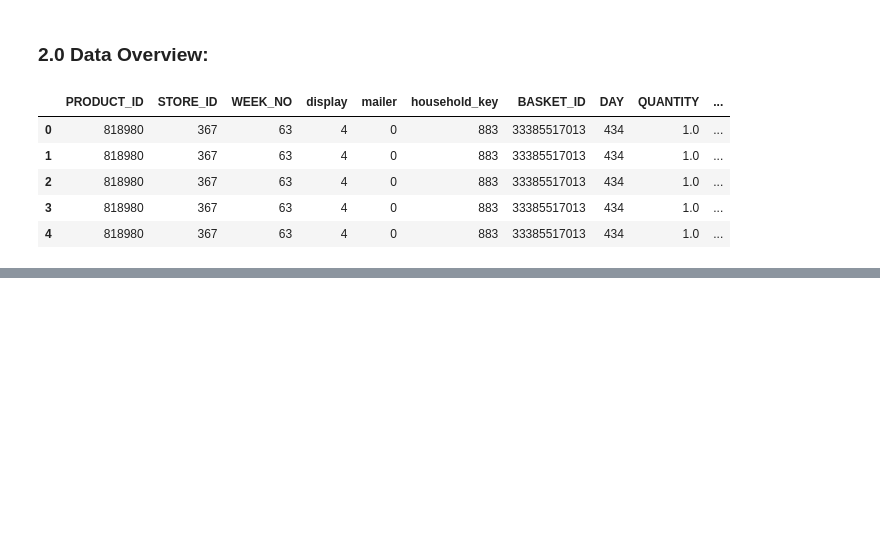
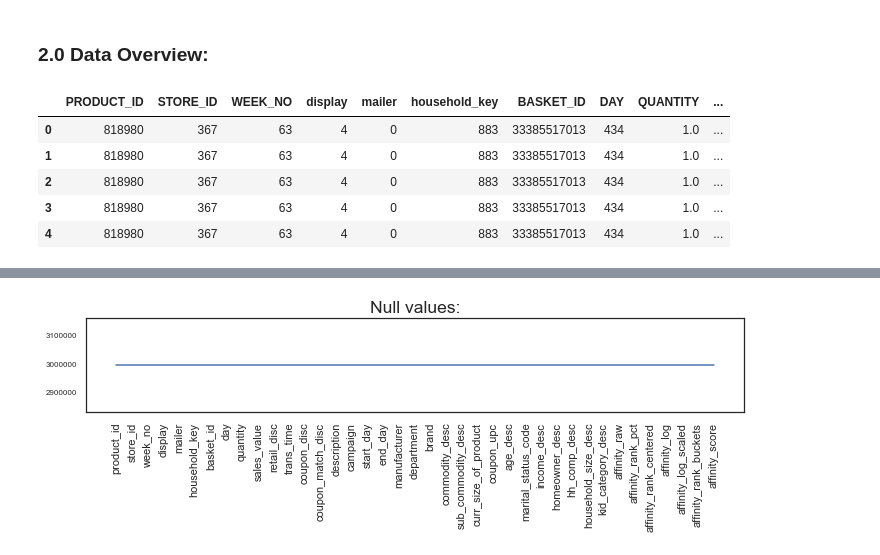
Before and after one commit to CJL89/Cold-Starter-Analysis, a Jupyter notebook: Cold_Starters_Data_Cleaning.ipynb, the cells around one changed output, grey strips where cells are left out. Drawn from its saved outputs; the diff is of its cells as text; code cells hidden in the pictures; blank space fills up the shorter version.

```diff
--- a/Cold_Starters_Data_Cleaning.ipynb
+++ b/Cold_Starters_Data_Cleaning.ipynb
@@ -1,6 +1,5 @@
 # %%
 # Importing dependencies:
-
 import pandas as pd
 import numpy as np
 from scipy import stats
@@ -9,7 +8,7 @@ from matplotlib import pyplot as plt
 import seaborn as sns
 
 # Set custom preferences for displaying and visualizing data
-sns.set_style('white')
+# sns.set_style('white')
 pd.set_option('max_colwidth', 120)
 pd.set_option('max_columns', 200)
 pd.set_option('precision', 2)
@@ -29,0 +31,6 @@ df.head()
+# %%
+print('Dataset headers:', df.columns)
+
+# Changing columns names to lower case for uniformity:
+df.columns = map(str.lower, df.columns)
+print('Lowercase headers:', df.columns)
@@ -29,0 +55,10 @@ df.head()
+# %%
+df.info()
+
+# Changing classification of object types to lower memory usage:
+df[['display', 'mailer', 'description', 'department', 'brand', 'age_desc', 'marital_status_code',
+    'income_desc', 'homeowner_desc', 'hh_comp_desc', 'household_size_desc', 'kid_category_desc']] = df[['display',
+    'mailer', 'description', 'department', 'brand', 'age_desc', 'marital_status_code',
+    'income_desc', 'homeowner_desc', 'hh_comp_desc', 'household_size_desc', 'kid_category_desc']].astype('category')
+df[['commodity_desc', 'sub_commodity_desc', 'curr_size_of_product']] = df[['commodity_desc',
+    'sub_commodity_desc', 'curr_size_of_product']].astype(str)
@@ -29,0 +103,13 @@ df.head()
+# %%
+plt.figure(figsize=(10, 3.5))
+
+_ = plt.plot(df.isnull().count())
+_ = plt.title('Null values:', size=17.5)
+_ = plt.xticks(rotation=90)
+_ = plt.yticks(size=8)
+
+plt.tight_layout()
+plt.savefig('graphs/null_values.png')
+plt.show()
+# %% [output]
+[figure, added]
```
Also changed, not shown: parts of 12 cells of this notebook.
